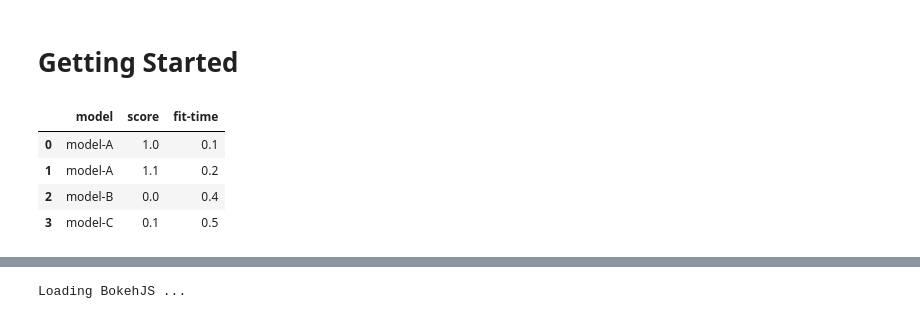
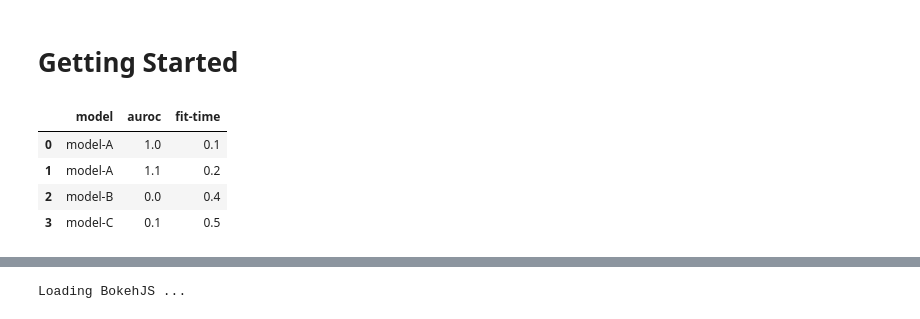
Before and after one commit to k15z/MetricX, a Jupyter notebook: docs/notebooks/1_Getting_Started.ipynb, the cells around one changed output, grey strips where cells are left out. Cells and saved outputs as stored; diff of their text form; code cells hidden in the pictures.

```diff
--- a/docs/notebooks/1_Getting_Started.ipynb
+++ b/docs/notebooks/1_Getting_Started.ipynb
@@ -8,18 +8,18 @@ from metricx import Metric, Task
 # %%
 task1 = Task(
     name="task-1",
     metrics=[
-        Metric(name="score", is_higher_better=True),
+        Metric(name="auroc", is_higher_better=True),
         Metric(name="fit-time", is_higher_better=False),
     ],
 )
-task1.report("model-A", {"score": 1.0, "fit-time": 0.1})
-task1.report("model-A", {"score": 1.1, "fit-time": 0.2})
-task1.report("model-B", {"score": 0.0, "fit-time": 0.4})
-task1.report("model-C", {"score": 0.1, "fit-time": 0.5})
+task1.report("model-A", {"auroc": 1.0, "fit-time": 0.1})
+task1.report("model-A", {"auroc": 1.1, "fit-time": 0.2})
+task1.report("model-B", {"auroc": 0.0, "fit-time": 0.4})
+task1.report("model-C", {"auroc": 0.1, "fit-time": 0.5})
 task1.to_df()
 # %% [output]
-|  | model | score | fit-time |
+|  | model | auroc | fit-time |
 | 0 | model-A | 1.0 | 0.1 |
 | 1 | model-A | 1.1 | 0.2 |
 | 2 | model-B | 0.0 | 0.4 |
```
Also changed, not shown: parts of 4 cells of this notebook, 10 other files.
